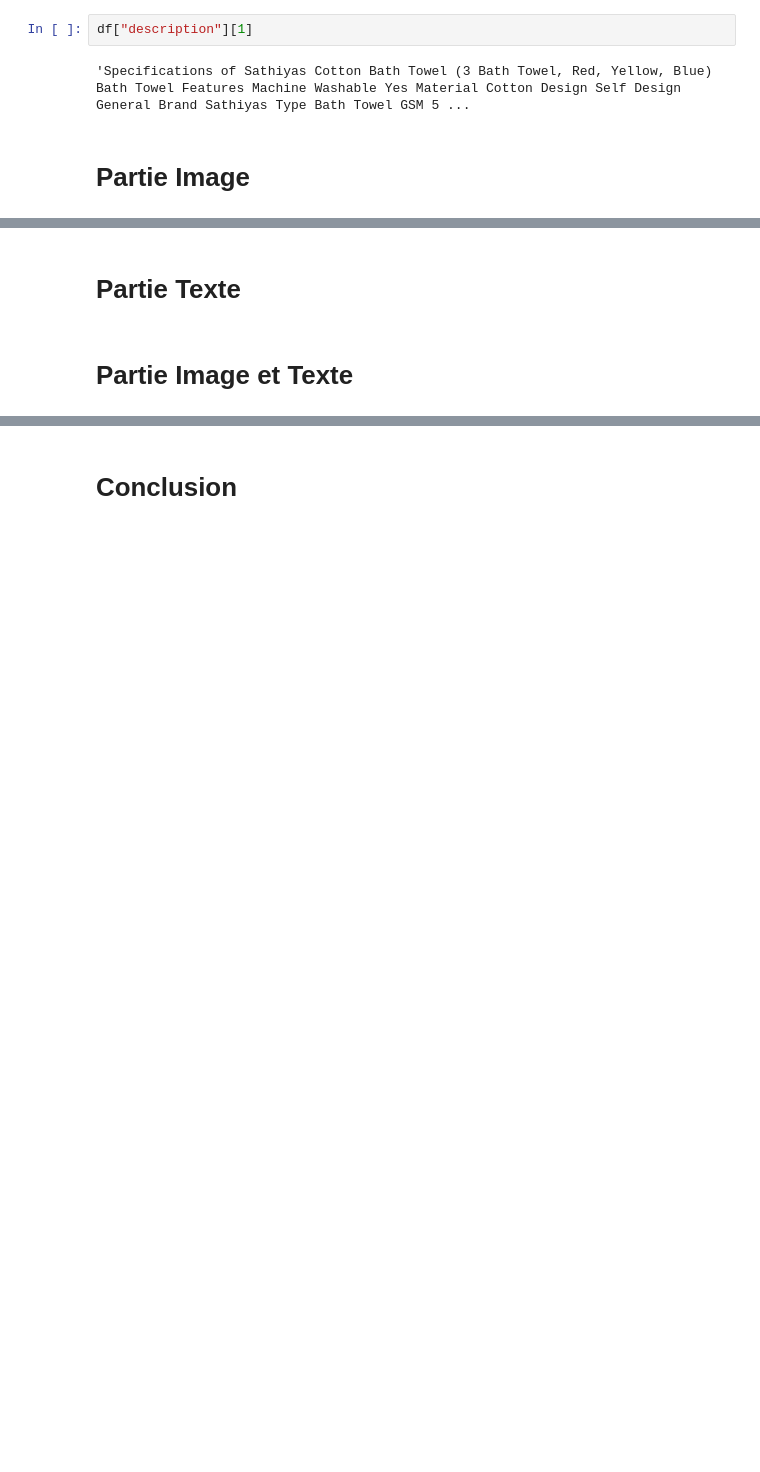
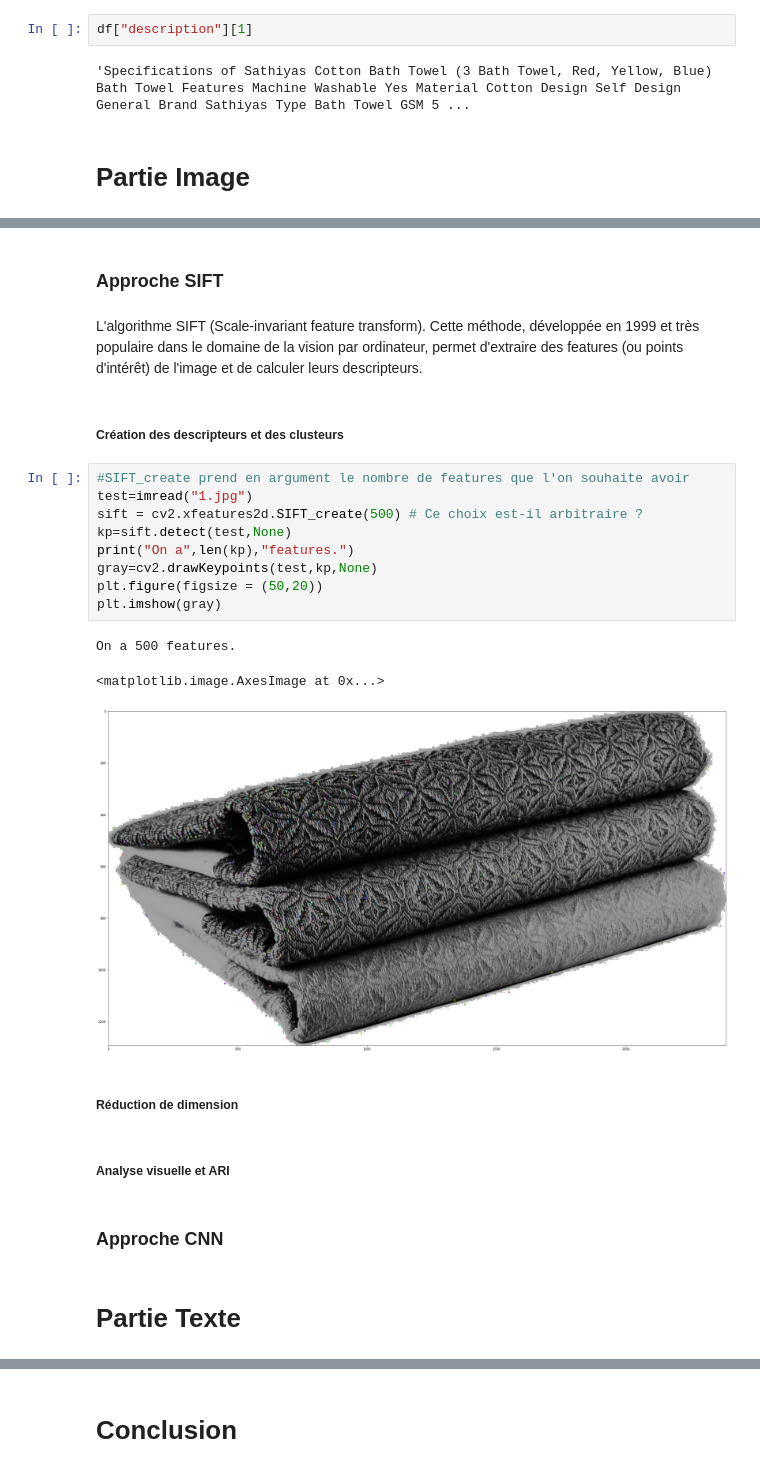
Before and after one commit to 0SJ0/Marketplace, a Jupyter notebook: P6_Notebook.ipynb, the cells around one changed output, grey strips where cells are left out. Drawn from its saved outputs; the diff is of its cells as text; blank space fills up the shorter version.

```diff
--- a/P6_Notebook.ipynb
+++ b/P6_Notebook.ipynb
@@ -130,4 +292,27 @@ df["description"][1]
+# %% [markdown]
+### Approche SIFT
+# %% [markdown]
+L'algorithme SIFT (Scale-invariant feature transform). Cette méthode, développée en 1999 et très populaire dans le domaine de la vision par ordinateur, permet d'extraire des features (ou points d'intérêt) de l'image et de calculer leurs descripteurs.
+# %% [markdown]
+##### Création des descripteurs et des clusteurs
+# %%
+#SIFT_create prend en argument le nombre de features que l'on souhaite avoir
+test=imread("1.jpg")
+sift = cv2.xfeatures2d.SIFT_create(500) # Ce choix est-il arbitraire ?
+kp=sift.detect(test,None)
+print("On a",len(kp),"features.")
+gray=cv2.drawKeypoints(test,kp,None)
+plt.figure(figsize = (50,20))
+plt.imshow(gray)
+# %% [output]
+On a 500 features.
+<matplotlib.image.AxesImage at 0x...>
+[figure, added]
+# %% [markdown]
+##### Réduction de dimension
+# %% [markdown]
+##### Analyse visuelle et ARI
+# %% [markdown]
+### Approche CNN
 # %% [markdown]
 # Partie Texte
-# %% [markdown]
-# Partie Image et Texte
```
Also changed, not shown: parts of 32 cells of this notebook.
